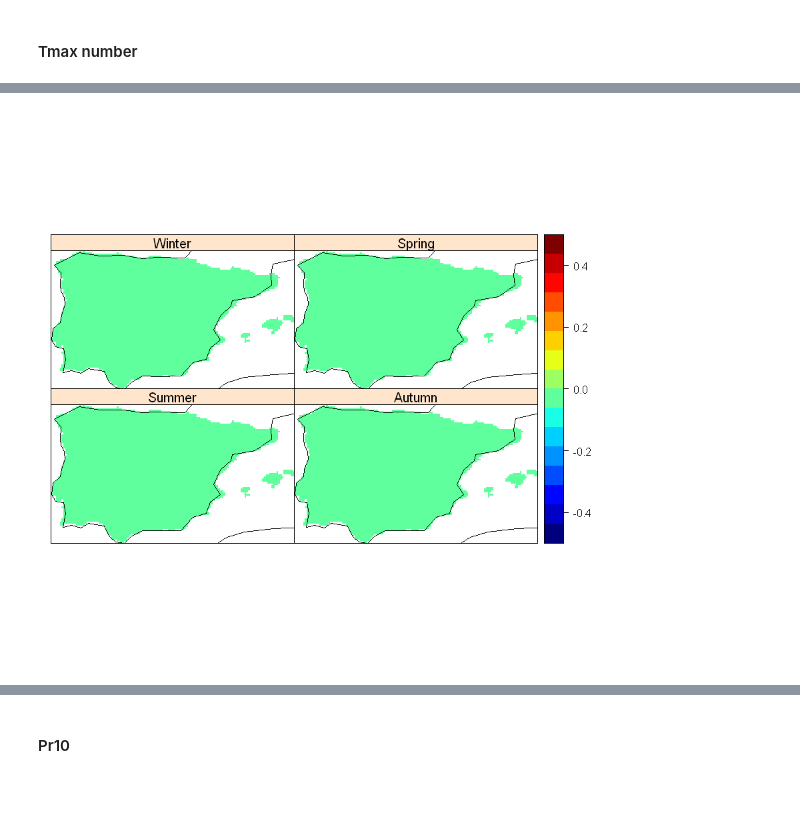
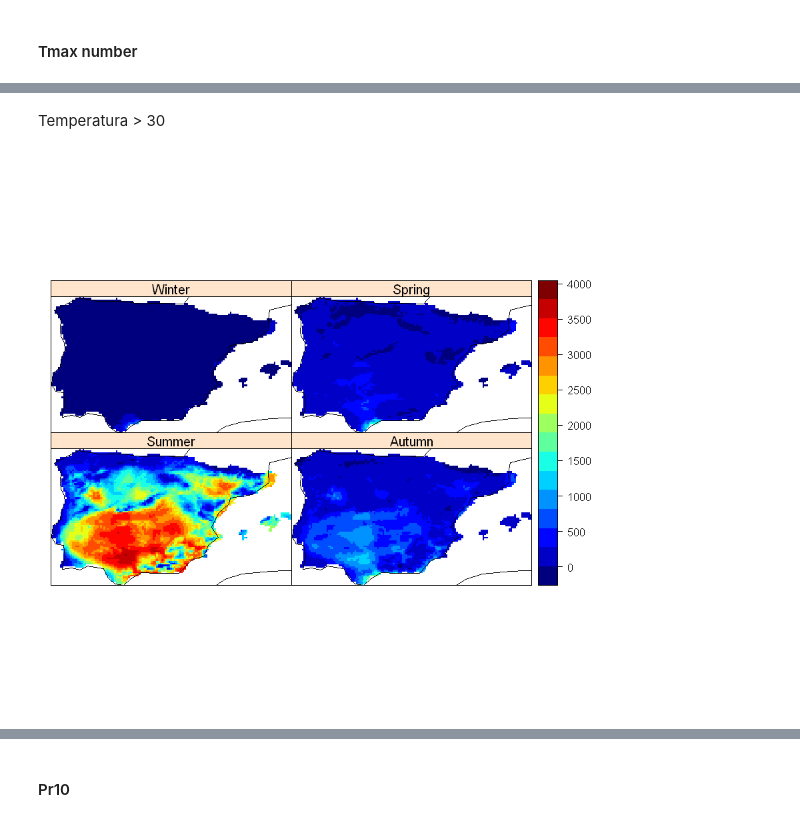
Before and after one commit to miriamfuente/MeteoC4R, a Jupyter notebook: 2_binary/binarization.ipynb, the cells around one changed output, grey strips where cells are left out. Cells and saved outputs as stored; diff of their text form; code cells hidden in the pictures; blank space fills up the shorter version.

```diff
--- a/2_binary/binarization.ipynb
+++ b/2_binary/binarization.ipynb
@@ -194,7 +194,7 @@ ls()
 # %% [output]
 [1] "binarization_number" "pr"                  "tmax"
 # %%
-pr_bin <- binarization_number(pr, 0, 35, "pr")
+pr_bin <- binarization_number(pr, 0, 30, "pr")
 # %%
-tmax_bin <- binarization_number(tmax, 0, 35, "tmax")
+tmax_bin <- binarization_number(tmax, 0.1, 30, "tmax")
 # %%
@@ -328,7 +328,7 @@ sumtmax_num <- sum_events(tmax_bin)
 estaciones <- c("Winter", "Spring", "Summer", "Autumn")
 
 # Crear una lista para almacenar los resultados
-datapr <- list()
+datatmax <- list()
 datos_estacion <- list()
 # Iterar sobre las estaciones
 for (estacion in estaciones) {
@@ -338,6 +338,6 @@ for (estacion in estaciones) {
   datos_estacion <- gridArithmetics(datos_estacion, capa_tierra, operator = "*")
 
   # Almacenar los resultados en la lista
-  datapr[[estacion]] <- datos_estacion
+  datatmax[[estacion]] <- datos_estacion
 }
 # %% [output]
@@ -352,4 +352,8 @@ for (estacion in estaciones) {
+# %%
+tmax2 <- bindGrid(datatmax$Winter, datatmax$Spring, datatmax$Summer, datatmax$Autumn, dimension = "member", skip.temporal.check = TRUE)
+# %% [markdown]
+Temperatura > 30
 # %%
-spatialPlot(pr, backdrop.theme = "coastline", color.theme = "jet.colors", names.attr = c("Winter", "Spring", "Summer", "Autumn"), as.table = TRUE)
+spatialPlot(tmax2, backdrop.theme = "coastline", color.theme = "jet.colors", names.attr = c("Winter", "Spring", "Summer", "Autumn"), as.table = TRUE)
 # %% [output]
-[figure, old version]
+[figure, new version]
```
Also changed, not shown: parts of 9 cells of this notebook, 9 other files.
